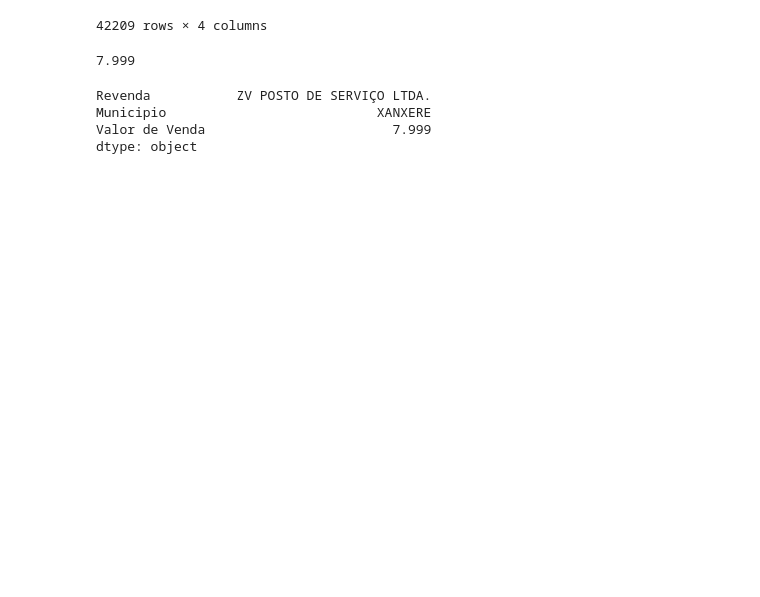
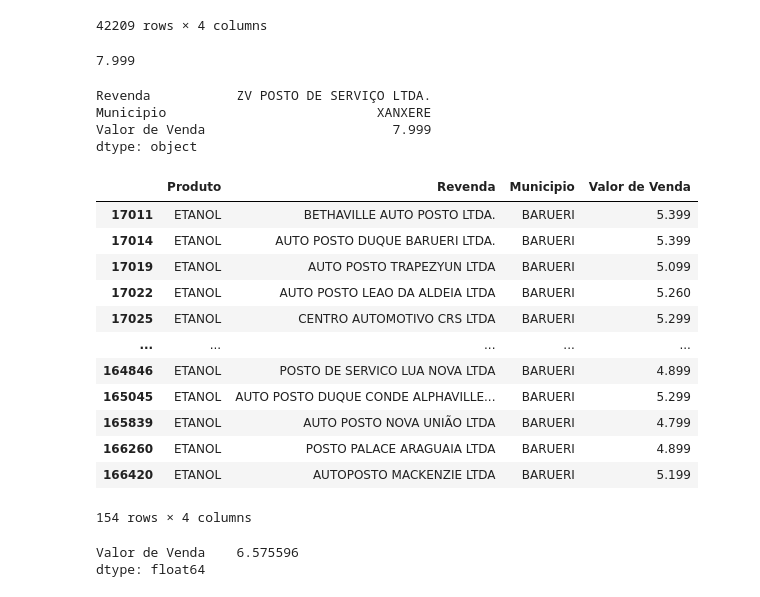
Before and after one commit to maribarbalho/CursoDeExtensaoPythonPandas, a Jupyter notebook: Primeiro_Exemplo_em_Pandas.ipynb, the cells around one changed output. Saved outputs shown, nothing was run; the diff lists cells and outputs as text; code cells hidden in the pictures; blank space fills up the shorter version.

```diff
--- a/Primeiro_Exemplo_em_Pandas.ipynb
+++ b/Primeiro_Exemplo_em_Pandas.ipynb
@@ -215,3 +215,32 @@ Revenda           ZV POSTO DE SERVIÇO LTDA.
 Municipio                           XANXERE
 Valor de Venda                        7.999
 dtype: object
+# %%
+#DataFrame.loc[] com múltiplas condições para filtragem
+#Quais são so preços do ETANOL na minha cidade
+etanol_barueri_df = ca_df.loc[(ca_df['Produto'] == 'ETANOL') & (ca_df['Municipio'] == 'BARUERI')]
+etanol_barueri_df.sort_values(by="Valor de Venda")
+display(etanol_barueri_df)
+# %% [output]
+|  | Produto | Revenda | Municipio | Valor de Venda |
+| 17011 | ETANOL | BETHAVILLE AUTO POSTO LTDA. | BARUERI | 5.399 |
+| 17014 | ETANOL | AUTO POSTO DUQUE BARUERI LTDA. | BARUERI | 5.399 |
+| 17019 | ETANOL | AUTO POSTO TRAPEZYUN LTDA | BARUERI | 5.099 |
+| 17022 | ETANOL | AUTO POSTO LEAO DA ALDEIA LTDA | BARUERI | 5.260 |
+| 17025 | ETANOL | CENTRO AUTOMOTIVO CRS LTDA | BARUERI | 5.299 |
+| ... | ... | ... | ... | ... |
+| 164846 | ETANOL | POSTO DE SERVICO LUA NOVA LTDA | BARUERI | 4.899 |
+| 165045 | ETANOL | AUTO POSTO DUQUE CONDE ALPHAVILLE... | BARUERI | 5.299 |
+| 165839 | ETANOL | AUTO POSTO NOVA UNIÃO LTDA | BARUERI | 4.799 |
+| 166260 | ETANOL | POSTO PALACE ARAGUAIA LTDA | BARUERI | 4.899 |
+| 166420 | ETANOL | AUTOPOSTO MACKENZIE LTDA | BARUERI | 5.199 |
+154 rows × 4 columns
+# %%
+# Qual a média de preços dos combustíveis GASOLINA e GASOLINA ADITIVADA do Bairro MOOCA em SÃO PAULO?
+display(combustiveis_df.loc[(combustiveis_df['Bairro'] == 'MOOCA') &
+                            (combustiveis_df['Municipio'] == 'SAO PAULO') &
+                            (combustiveis_df['Produto'].isin(["GASOLINA", "GASOLINA ADITIVADA"])),
+                            ['Valor de Venda']].mean())
+# %% [output]
+Valor de Venda    6.575596
+dtype: float64
```
Also changed, not shown: parts of 3 cells of this notebook.
